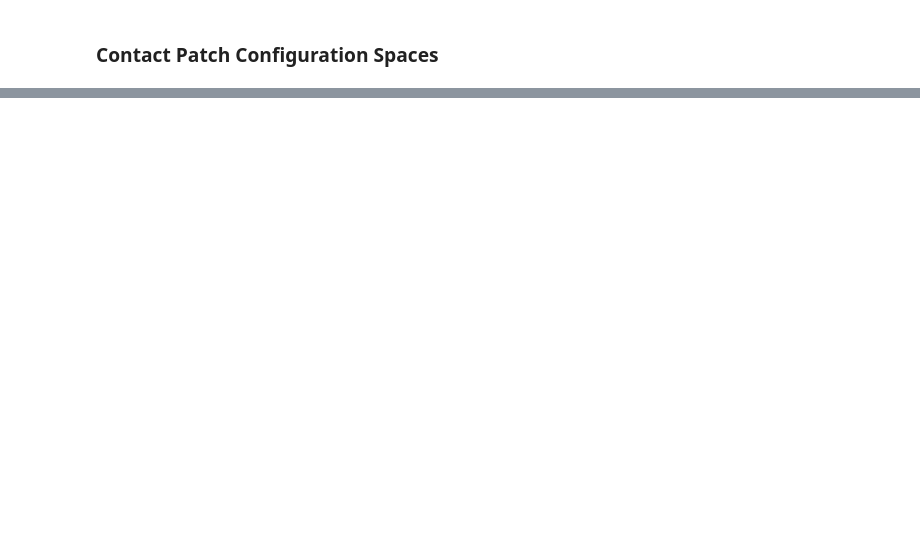
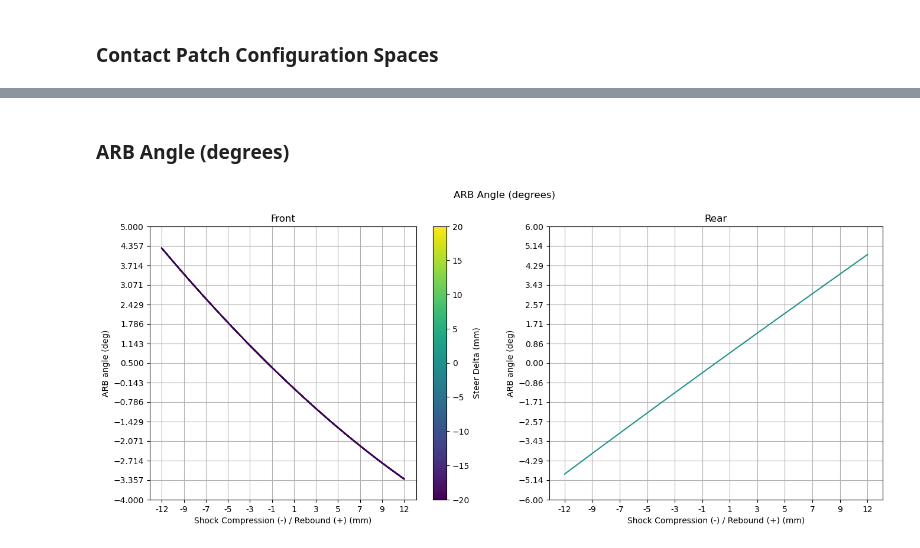
Before and after one commit to LHRIC/LapSim, a Jupyter notebook: kinematic_report.ipynb, the cells around one changed output, grey strips where cells are left out. Saved outputs shown, nothing was run; the diff lists cells and outputs as text; code cells hidden in the pictures; blank space fills up the shorter version.

```diff
--- a/kinematic_report.ipynb
+++ b/kinematic_report.ipynb
@@ -228,0 +229,42 @@ ax2.set_title('Rear');
+# %% [markdown]
+### ARB Angle (degrees)
+# %%
+fig = plt.figure(figsize=(16,6))
+fig.suptitle('ARB Angle (degrees)')
+fig.tight_layout()
+n = len(f[0,:,0])
+colormap = plt.cm.viridis
+colors = [colormap(i) for i in np.linspace(1, 0, n)]
+
+norm = mpl.colors.Normalize(vmin=-steering_delta[0],vmax=steering_delta[0])
+scalar_mappable = plt.cm.ScalarMappable(cmap=plt.cm.viridis,norm=norm)
+
+ax1 = fig.add_subplot(121)
+
+for i in range(n):
+    ax1.plot(f[:,i,0],f[:,i,14])
+
+for i, line in enumerate(ax1.lines):
+    line.set_color(colors[i])
+
+ax1.set_xlabel('Shock Compression (-) / Rebound (+) (mm)')
+ax1.set_ylabel('ARB angle (deg)')
+ax1.set_title('Front')
+ax1.grid(True)
+ax1.set_xticks(np.linspace(front_left_delta[0], front_left_delta[1], int(front_left_delta[1] - front_left_delta[0])//2))
+ax1.xaxis.set_major_formatter(ticker.FormatStrFormatter('%d'))
+ax1.set_yticks(np.linspace(ax1.get_yticks()[0], ax1.get_yticks()[-1],15))
+
+
+ax2 = fig.add_subplot(122)
+ax2.plot(r[:,0,0],r[:,0,14],color=colors[n//2])
+ax2.set_xlabel('Shock Compression (-) / Rebound (+) (mm)')
+ax2.set_ylabel('ARB angle (deg)')
+ax2.set_title('Rear')
+ax2.grid(True)
+ax2.set_xticks(np.linspace(front_left_delta[0], front_left_delta[1], int(front_left_delta[1] - front_left_delta[0])//2))
+ax2.xaxis.set_major_formatter(ticker.FormatStrFormatter('%d'))
+ax2.set_yticks(np.linspace(ax2.get_yticks()[0], ax2.get_yticks()[-1],15))
+cbar = plt.colorbar(scalar_mappable,ax=ax1,label='Steer Delta (mm)');
+# %% [output]
+[figure, added]
```
Also changed, not shown: parts of 10 cells of this notebook, 3 other files.
